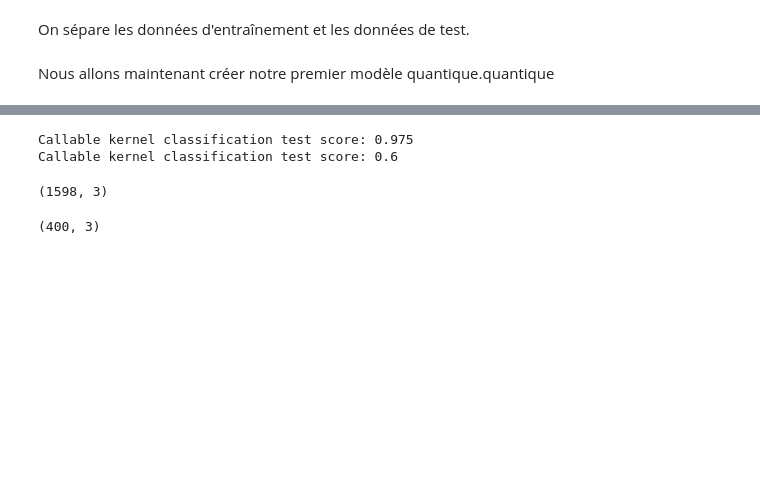
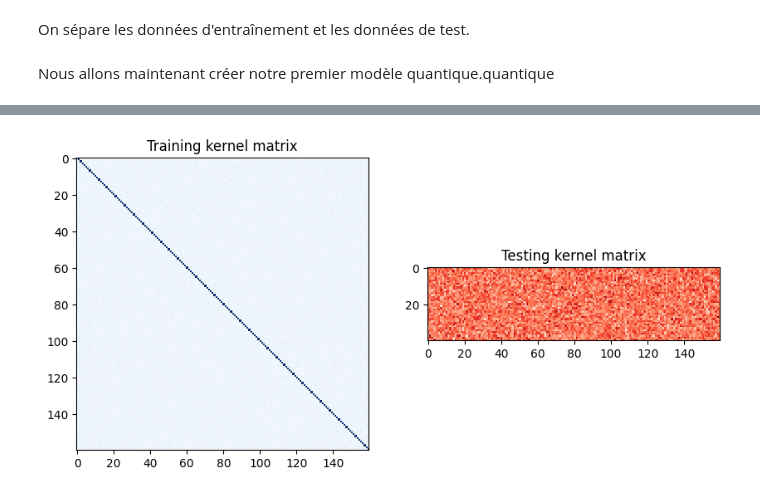
Before and after one commit to QuentinPrigent/MobilePrice, a Jupyter notebook: 05 - Noyau quantique.ipynb, the cells around one changed output, grey strips where cells are left out. Cells and saved outputs as stored; diff of their text form; code cells hidden in the pictures; blank space fills up the shorter version.

```diff
--- a/05 - Noyau quantique.ipynb
+++ b/05 - Noyau quantique.ipynb
@@ -105,0 +121,10 @@ Nous allons maintenant créer notre premier modèle quantique.quantique
+# %%
+svc = SVC()
+
+svc.fit(X_train, y_train)
+
+train_score = svc.score(X_train, y_train)
+test_score = svc.score(X_test, y_test)
+
+print(f"Classical SVC classification train score: {train_score}")
+print(f"Classical SVC classification test score: {test_score}")
@@ -137,4 +258,2 @@ fake_backend = AerSimulator.from_backend(backend)
 # %%
 sampler = Sampler(mode=fake_backend)
-# %%
-feature_map = zz_feature_map(feature_dimension=feature_dimension, reps=2, entanglement="linear")
@@ -146,5 +267,24 @@ pass_manager = generate_preset_pass_manager(
 # %%
 fidelity = ComputeUncompute(
     sampler=sampler,
     pass_manager=pass_manager
 )
+
+quantum_kernel = FidelityQuantumKernel(fidelity=fidelity, feature_map=feature_map)
+
+matrix_train = quantum_kernel.evaluate(x_vec=X_train)
+matrix_test = quantum_kernel.evaluate(x_vec=X_test, y_vec=X_train)
+
+fig, axs = plt.subplots(1, 2, figsize=(10, 5))
+
+axs[0].imshow(
+    np.asmatrix(matrix_train), interpolation="nearest", origin="upper", cmap="Blues"
+)
+axs[0].set_title("Training kernel matrix")
+
+axs[1].imshow(np.asmatrix(matrix_test), interpolation="nearest", origin="upper", cmap="Reds")
+axs[1].set_title("Testing kernel matrix")
+
+plt.show()
+# %% [output]
+[figure, added]
@@ -153,12 +290,0 @@ quantum_kernel = FidelityQuantumKernel(fidelity=fidelity, feature_map=feature_ma
-# %%
-svc = SVC(kernel=quantum_kernel.evaluate)
-
-svc.fit(X_train[:160], y_train[:160])
-
-# score_callable_function = svc.score(X_test[:40], y_test[:40])
-
-print(f"Callable kernel classification train score: {svc.score(X_train[:160], y_train[:160])}")
-print(f"Callable kernel classification test score: {svc.score(X_test[:40], y_test[:40])}")
-# %% [output]
-Callable kernel classification test score: 0.975
-Callable kernel classification test score: 0.6
@@ -175,8 +290,0 @@ print(f"QSVC classification test score: {qsvc_score}")
-# %%
-X_train.shape
-# %% [output]
-(1598, 3)
-# %%
-X_test.shape
-# %% [output]
-(400, 3)
```
Also changed, not shown: parts of 69 cells of this notebook.
